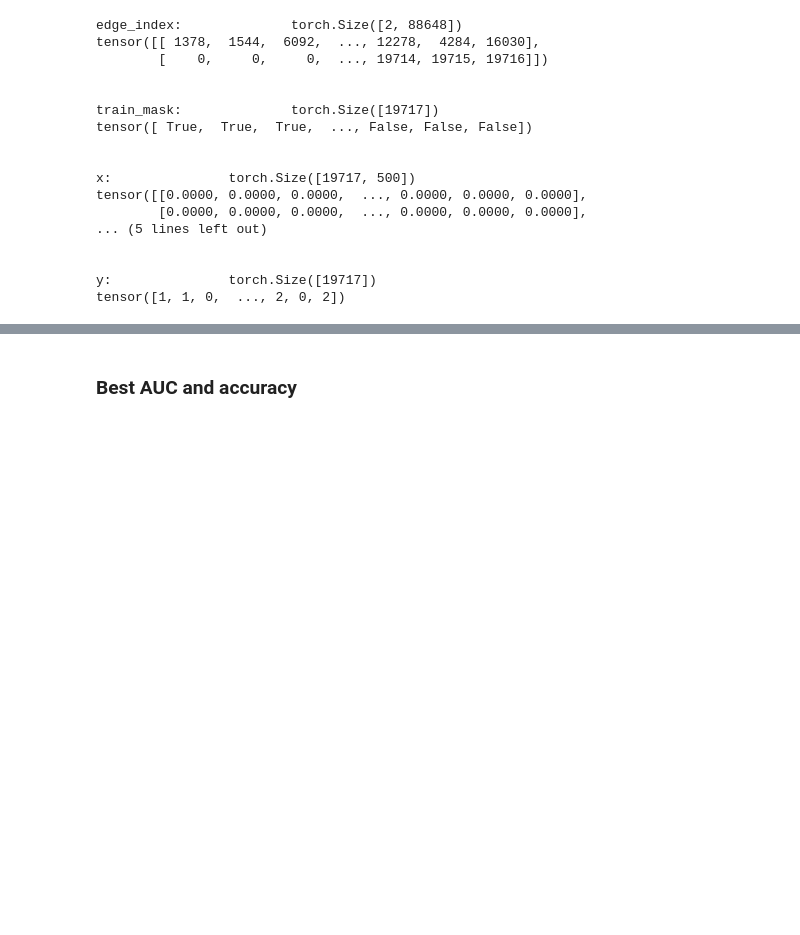
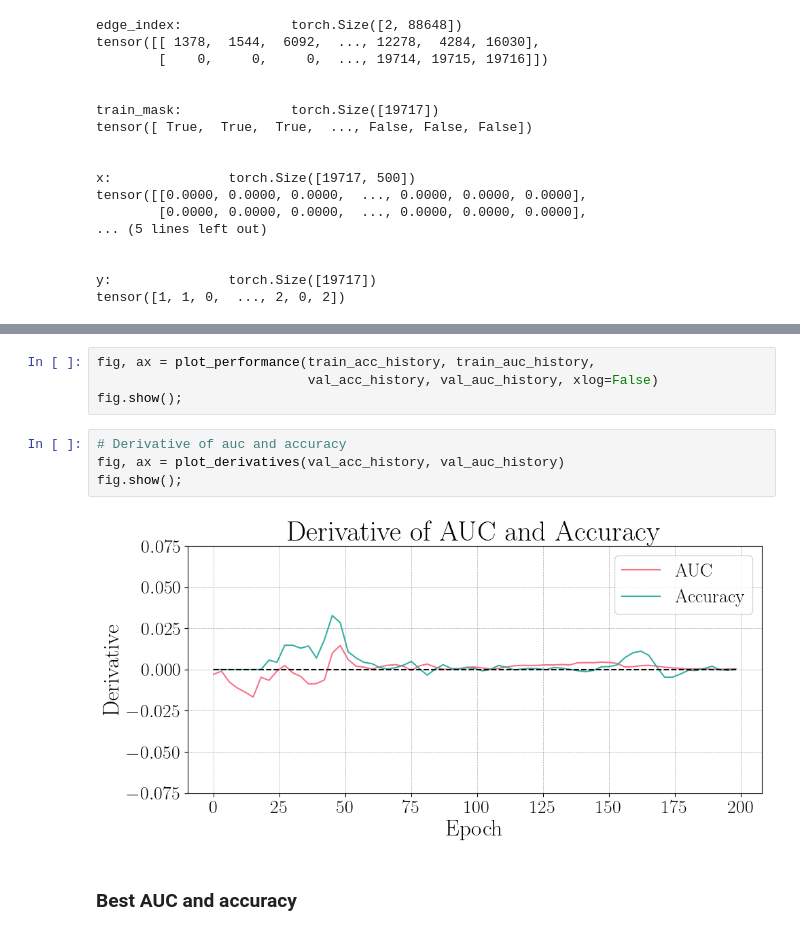
Before and after one commit to paololapo/NetworkReconstruction, a Jupyter notebook: GNN/networkReconstruction.ipynb, the cells around one changed output, grey strips where cells are left out. Cells and saved outputs as stored; diff of their text form; blank space fills up the shorter version.

```diff
--- a/GNN/networkReconstruction.ipynb
+++ b/GNN/networkReconstruction.ipynb
@@ -955,2 +1095,12 @@ Final Test ACC: 0.7269
+# %%
+fig, ax = plot_performance(train_acc_history, train_auc_history,
+                           val_acc_history, val_auc_history, xlog=False)
+fig.show();
+# %%
+# Derivative of auc and accuracy
+fig, ax = plot_derivatives(val_acc_history, val_auc_history)
+fig.show();
+# %% [output]
+[figure, added]
 # %% [markdown]
 ### Best AUC and accuracy
```
Also changed, not shown: parts of 133 cells of this notebook, 7 other files.
